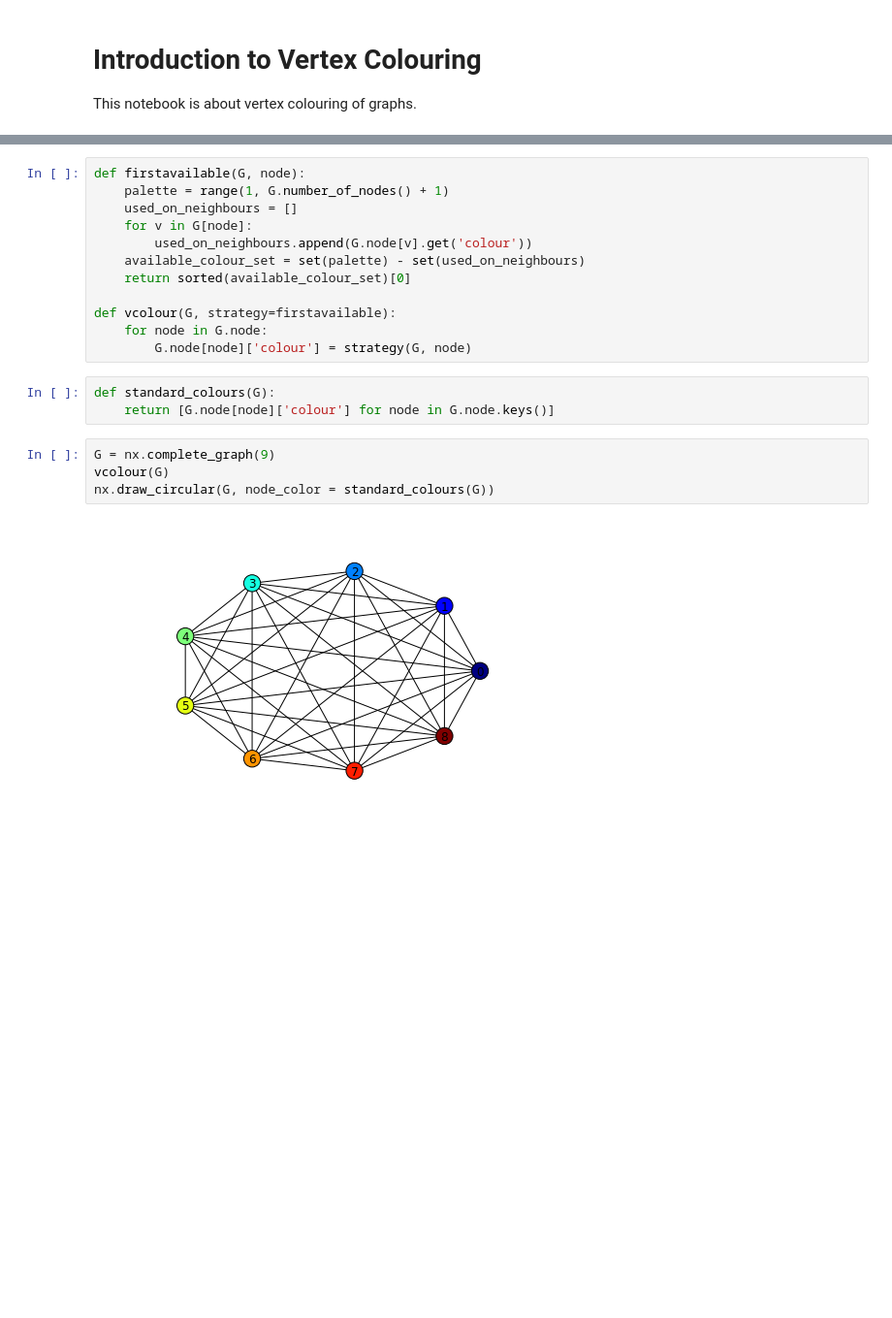
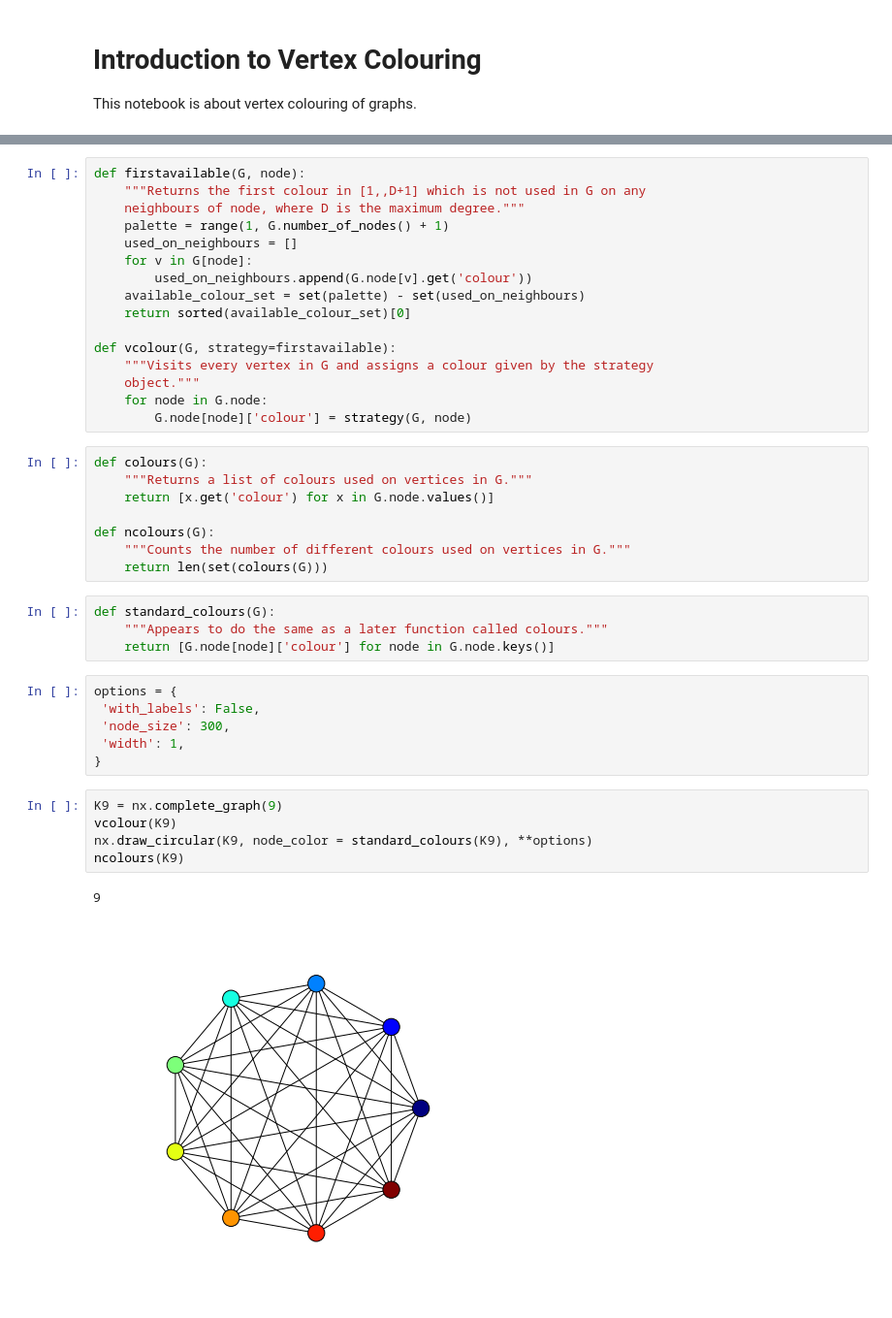
Before and after one commit to Teino1978-Corp/Teino1978-Corp-graph-colouring-noteboook.ipynb, a Jupyter notebook: graph-colouring-noteboook.ipynb, the cells around one changed output, grey strips where cells are left out. Shown: that part at 97% size. Cells and saved outputs as stored; diff of their text form; blank space fills up the shorter version.

Commit message:
A few more coloured graphs.

```diff
--- a/graph-colouring-noteboook.ipynb
+++ b/graph-colouring-noteboook.ipynb
@@ -13,5 +18,7 @@ import networkx as nx
 # %%
 def firstavailable(G, node):
+    """Returns the first colour in [1,,D+1] which is not used in G on any
+    neighbours of node, where D is the maximum degree."""
     palette = range(1, G.number_of_nodes() + 1)
     used_on_neighbours = []
     for v in G[node]:
@@ -20,15 +27,34 @@ def firstavailable(G, node):
     return sorted(available_colour_set)[0]
 
 def vcolour(G, strategy=firstavailable):
+    """Visits every vertex in G and assigns a colour given by the strategy
+    object."""
     for node in G.node:
         G.node[node]['colour'] = strategy(G, node)
+# %%
+def colours(G):
+    """Returns a list of colours used on vertices in G."""
+    return [x.get('colour') for x in G.node.values()]
+
+def ncolours(G):
+    """Counts the number of different colours used on vertices in G."""
+    return len(set(colours(G)))
 # %%
 def standard_colours(G):
+    """Appears to do the same as a later function called colours."""
     return [G.node[node]['colour'] for node in G.node.keys()]
+# %%
+options = {
+ 'with_labels': False,
+ 'node_size': 300,
+ 'width': 1,
+}
 # %%
-G = nx.complete_graph(9)
-vcolour(G)
-nx.draw_circular(G, node_color = standard_colours(G))
+K9 = nx.complete_graph(9)
+vcolour(K9)
+nx.draw_circular(K9, node_color = standard_colours(K9), **options)
+ncolours(K9)
 # %% [output]
+9
-[figure, old version]
+[figure, new version]
 # %%
```
Also changed, not shown: parts of 12 cells of this notebook.
